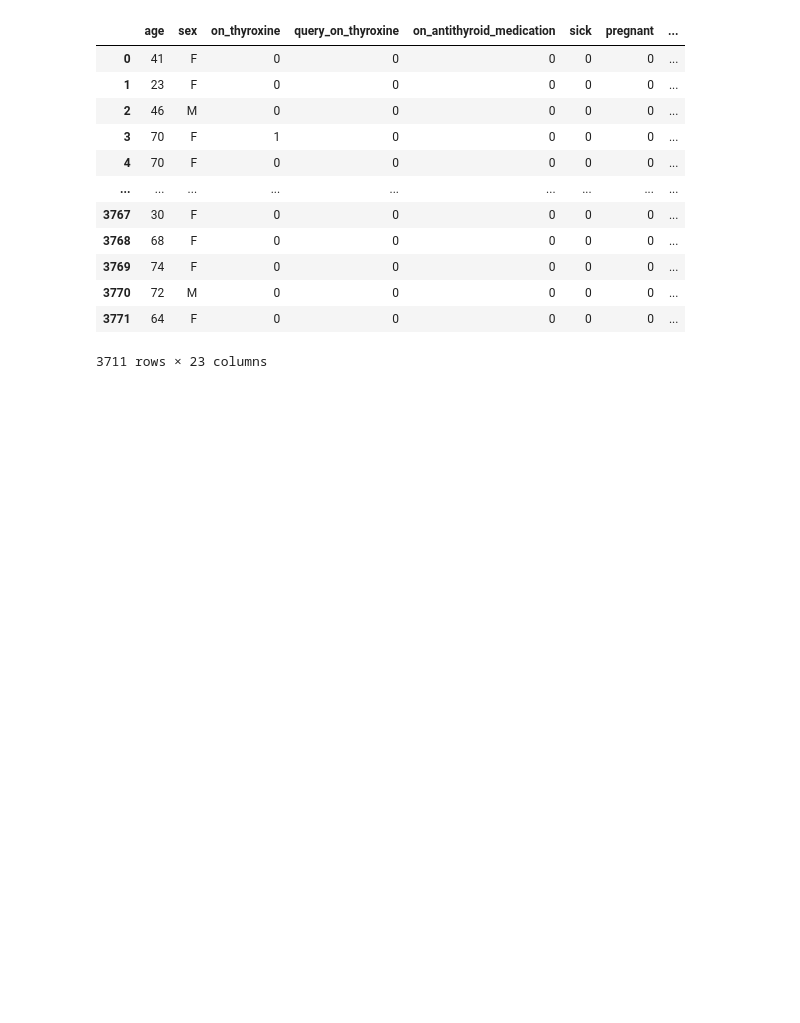
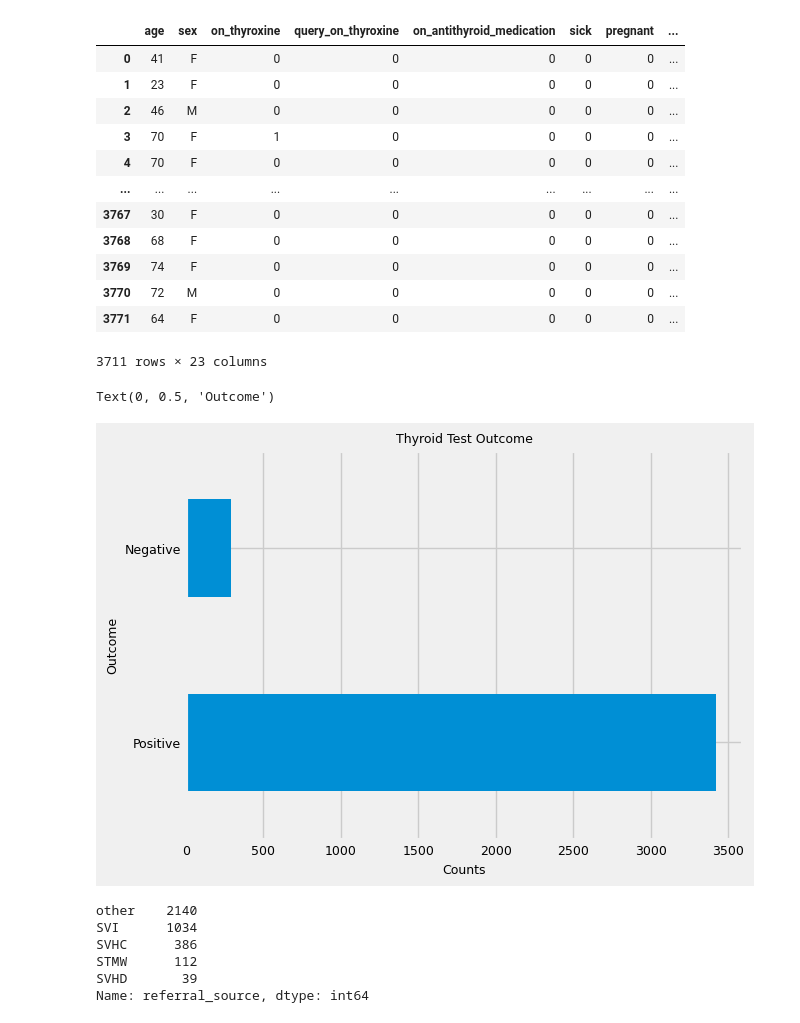
Before and after one commit to gopipandit/ThyroidData_Model, a Jupyter notebook: notebook.ipynb, the cells around one changed output. Saved outputs shown, nothing was run; the diff lists cells and outputs as text; code cells hidden in the pictures; blank space fills up the shorter version.

Commit message:
missing value done

```diff
--- a/notebook.ipynb
+++ b/notebook.ipynb
@@ -228,3 +228,24 @@ df
 | 3770 | 72 | M | 0 | 0 | 0 | 0 | 0 | ... |
 | 3771 | 64 | F | 0 | 0 | 0 | 0 | 0 | ... |
 3711 rows × 23 columns
+# %%
+df.replace({'F': 0, 'M' : 1, 'P' : 1, 'N' :0}, inplace= True)
+# %%
+# 'binaryClass' is out outcome variable
+df['binaryClass'].replace({ 1 : 'Positive', 0 : 'Negative'}).value_counts().plot(kind= 'barh', fontsize= 9)
+plt.title('Thyroid Test Outcome',fontsize = 9)
+plt.xlabel('Counts',fontsize = 9)
+plt.ylabel('Outcome', fontsize = 9)
+# %% [output]
+Text(0, 0.5, 'Outcome')
+[figure, added]
+# %%
+
+df.referral_source.value_counts()
+# %% [output]
+other    2140
+SVI      1034
+SVHC      386
+STMW      112
+SVHD       39
+Name: referral_source, dtype: int64
```
Also changed, not shown: parts of 4 cells of this notebook.
